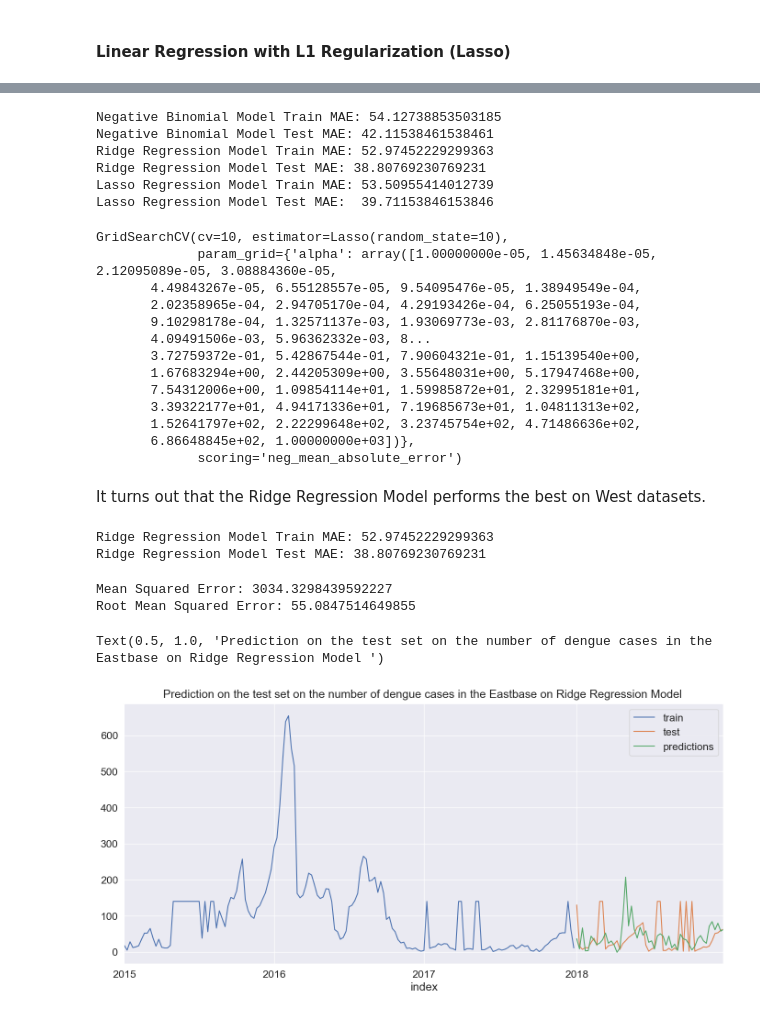
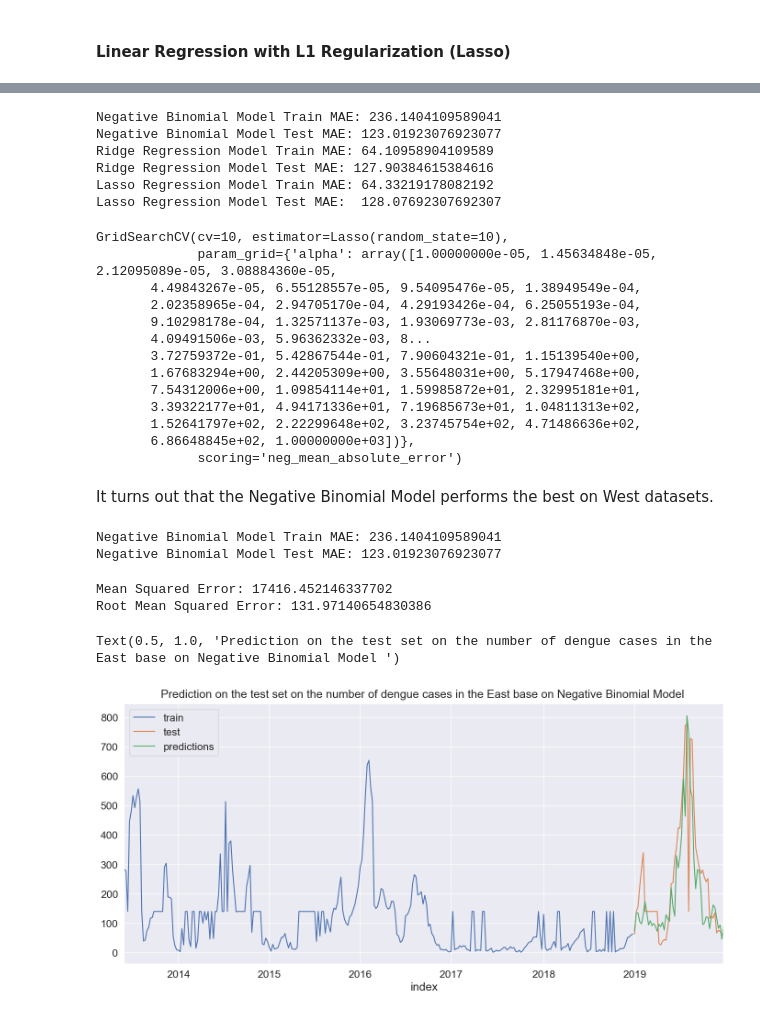
Before and after one commit to PLJX-2022/GA_project4_PredictDengueCases, a Jupyter notebook: codes/ZD_Linear_East_model.ipynb, the cells around one changed output, grey strips where cells are left out. Saved outputs shown, nothing was run; the diff lists cells and outputs as text; code cells hidden in the pictures.

Commit message:
refining the datatimeline for modeling

```diff
--- a/codes/ZD_Linear_East_model.ipynb
+++ b/codes/ZD_Linear_East_model.ipynb
@@ -198,7 +198,7 @@ True
 # %%
 df_east = df_east.drop(['Unnamed: 0','yr','week','region','rainy_day'],axis =1)
 # %%
-df_east = df_east.loc['2015-01-04':'2018-12-30']
+df_east = df_east.loc[:'2019-12-31']
 # %% [markdown]
 We now check for the correlation between the different features by means of a heatmap.
 # %%
@@ -289,6 +289,6 @@ Index(['dengue_fever', 'dengue', 'mean_temp', 'min_temp'], dtype='object')
 # %%
 def best_nb_model(train, cv):
-    formula = "y ~ 1 + dengue_fever + dengue + mean_temp + min_temp"
+    formula = "y ~ 1 + dengue_fever + dengue + mean_wind_sp + mean_temp"
     alpha_grid = np.linspace(0.01, 2, 100)
 
     best_alpha = 0
@@ -390,12 +430,12 @@ best_ridge_model(train=df_east_temp_train, cv=df_east_temp_test)
 
 best_lasso_model(train=df_east_temp_train, cv=df_east_temp_test)
 # %% [output]
-Negative Binomial Model Train MAE: 54.12738853503185
-Negative Binomial Model Test MAE: 42.11538461538461
-Ridge Regression Model Train MAE: 52.97452229299363
-Ridge Regression Model Test MAE: 38.80769230769231
-Lasso Regression Model Train MAE: 53.50955414012739
-Lasso Regression Model Test MAE:  39.71153846153846
+Negative Binomial Model Train MAE: 236.1404109589041
+Negative Binomial Model Test MAE: 123.01923076923077
+Ridge Regression Model Train MAE: 64.10958904109589
+Ridge Regression Model Test MAE: 127.90384615384616
+Lasso Regression Model Train MAE: 64.33219178082192
+Lasso Regression Model Test MAE:  128.07692307692307
 GridSearchCV(cv=10, estimator=Lasso(random_state=10),
              param_grid={'alpha': array([1.00000000e-05, 1.45634848e-05, 2.12095089e-05, 3.08884360e-05,
        4.49843267e-05, 6.55128557e-05, 9.54095476e-05, 1.38949549e-04,
@@ -410,14 +450,14 @@ GridSearchCV(cv=10, estimator=Lasso(random_state=10),
        6.86648845e+02, 1.00000000e+03])},
              scoring='neg_mean_absolute_error')
 # %% [markdown]
-It turns out that the Ridge Regression Model performs the best on West datasets.
+It turns out that the Negative Binomial Model performs the best on West datasets.
 # %%
-best_East_model = best_ridge_model(train=df_east_temp_train, cv=df_east_temp_test)
+best_East_model = best_nb_model (train=df_east_temp_train, cv=df_east_temp_test)
 # %% [output]
-Ridge Regression Model Train MAE: 52.97452229299363
-Ridge Regression Model Test MAE: 38.80769230769231
+Negative Binomial Model Train MAE: 236.1404109589041
+Negative Binomial Model Test MAE: 123.01923076923077
 # %%
-predictions = best_East_model.predict(df_east_temp_test[imptVar])
+predictions = best_East_model.predict(df_east_temp_test)
 # %%
 # Calculate Mean Squared Error
 mse = mean_squared_error(df_east_temp_test.y, predictions)
@@ -428,21 +468,21 @@ rmse = np.sqrt(mse)
 print("Mean Squared Error:", mse)
 print("Root Mean Squared Error:", rmse)
 # %% [output]
-Mean Squared Error: 3034.3298439592227
-Root Mean Squared Error: 55.0847514649855
+Mean Squared Error: 17416.452146337702
+Root Mean Squared Error: 131.97140654830386
 # %%
 # Create a Pandas Series for predictions with the same index as the test dataset
 predictions_series = pd.Series(predictions, index=df_east_temp_test.index, name='predictions')
 
 # Plot
 # ==============================================================================
 fig, ax = plt.subplots(figsize=(15, 7))
 df_east_train['no_cases'].plot(ax=ax, label='train')
 df_east_test['no_cases'].plot(ax=ax, label='test')
 predictions_series.plot(ax=ax, label='predictions')
 ax.legend()
 ax.set_xlim(df_east.index.min(), df_east.index.max())
-plt.title('Prediction on the test set on the number of dengue cases in the Eastbase on Ridge Regression Model ')
+plt.title('Prediction on the test set on the number of dengue cases in the East base on Negative Binomial Model ')
 # %% [output]
-Text(0.5, 1.0, 'Prediction on the test set on the number of dengue cases in the Eastbase on Ridge Regression Model ')
+Text(0.5, 1.0, 'Prediction on the test set on the number of dengue cases in the East base on Negative Binomial Model ')
-[figure, old version]
+[figure, new version]
```
Also changed, not shown: parts of 14 cells of this notebook, 9 other files.
